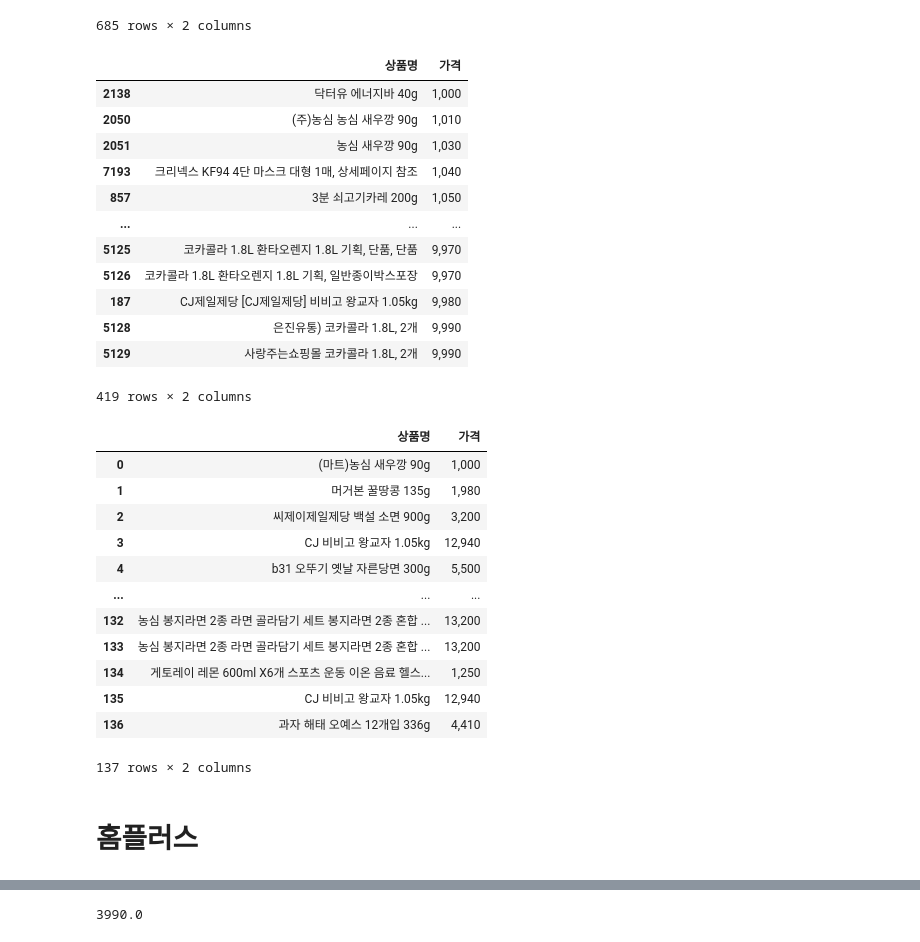
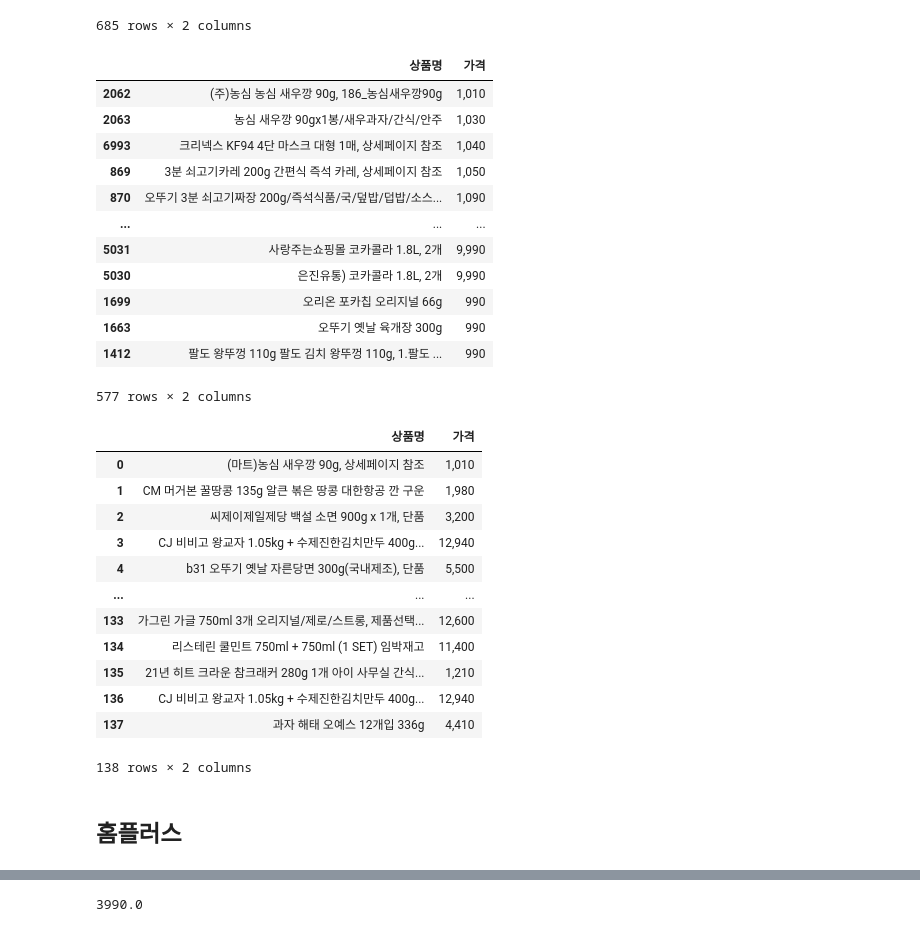
Before and after one commit to cldud400/fintech_1st_project, a Jupyter notebook: 최종.ipynb, the cells around one changed output, grey strips where cells are left out. Cells and saved outputs as stored; diff of their text form; code cells hidden in the pictures.

```diff
--- a/최종.ipynb
+++ b/최종.ipynb
@@ -10,6 +27,6 @@ from selenium import webdriver
 # %%
-df = pd.read_csv('한국소비자원 생필품 및 서비스 가격 정보_20220128.csv', encoding = 'cp949')
-df
+df_coo = pd.read_csv(r'C:\Users\bitcamp\Desktop\2022년 1월 가격데이터/2022년 1월 가격데이터.csv', encoding = 'ansi')
+df_coo
 # %% [output]
 |  | 상품명 | 조사일 | 판매가격 | 판매업소 | 제조사 | 세일여부 | 원플러스원 |
 | 0 | 머거본 꿀땅콩(135g) | 2022-01-14 | 3600 | CU(본사) | 머거본 | N | N |
@@ -25,7 +42,7 @@ df
 | 192801 | 쇠고기 불고기(1등급, 100g) | 2022-01-28 | 4490 | 롯데슈퍼용운점 | 불고기 | N | N |
 192802 rows × 7 columns
 # %%
-prods = df['상품명'].unique()
+prods = df_coo['상품명'].unique()
 products = prods.tolist()
 # %%
 ## 유니크 품목을 낮은 가격순으로 검색 했을 때 나오는 모든 제품들 크롤링
@@ -222,22 +239,22 @@ temp = temp.drop_duplicates( subset = '상품명')
 temp
 # %% [output]
 |  | 상품명 | 가격 |
-| 2138 | 닥터유 에너지바 40g | 1,000 |
-| 2050 | (주)농심 농심 새우깡 90g | 1,010 |
-| 2051 | 농심 새우깡 90g | 1,030 |
-| 7193 | 크리넥스 KF94 4단 마스크 대형 1매, 상세페이지 참조 | 1,040 |
-| 857 | 3분 쇠고기카레 200g | 1,050 |
+| 2062 | (주)농심 농심 새우깡 90g, 186_농심새우깡90g | 1,010 |
+| 2063 | 농심 새우깡 90gx1봉/새우과자/간식/안주 | 1,030 |
+| 6993 | 크리넥스 KF94 4단 마스크 대형 1매, 상세페이지 참조 | 1,040 |
+| 869 | 3분 쇠고기카레 200g 간편식 즉석 카레, 상세페이지 참조 | 1,050 |
+| 870 | 오뚜기 3분 쇠고기짜장 200g/즉석식품/국/덮밥/덥밥/소스... | 1,090 |
 | ... | ... | ... |
-| 5125 | 코카콜라 1.8L 환타오렌지 1.8L 기획, 단품, 단품 | 9,970 |
-| 5126 | 코카콜라 1.8L 환타오렌지 1.8L 기획, 일반종이박스포장 | 9,970 |
-| 187 | CJ제일제당 [CJ제일제당] 비비고 왕교자 1.05kg | 9,980 |
-| 5128 | 은진유통) 코카콜라 1.8L, 2개 | 9,990 |
-| 5129 | 사랑주는쇼핑몰 코카콜라 1.8L, 2개 | 9,990 |
+| 5031 | 사랑주는쇼핑몰 코카콜라 1.8L, 2개 | 9,990 |
+| 5030 | 은진유통) 코카콜라 1.8L, 2개 | 9,990 |
+| 1699 | 오리온 포카칩 오리지널 66g | 990 |
+| 1663 | 오뚜기 옛날 육개장 300g | 990 |
+| 1412 | 팔도 왕뚜껑 110g 팔도 김치 왕뚜껑 110g, 1.팔도 ... | 990 |
-419 rows × 2 columns
+577 rows × 2 columns
 # %%
 # online merge 초기값
-prod_merge = temp.groupby(temp['상품명'].str.contains('머거본 꿀땅콩')).min()
-prod_merge = pd.DataFrame(prod_merge)
+prod_merge_coo = temp.groupby(temp['상품명'].str.contains('머거본 꿀땅콩')).min()
+prod_merge_coo = pd.DataFrame(prod_merge_coo)
 # %%
 # online merge 완성
 regex = "\(.*\)|\s-\s.*"
@@ -246,27 +263,27 @@ for prd in products[1:]:
 #     print(prd)
     test = temp.groupby(temp['상품명'].str.contains(prd)).min()
     try:
-        prod_merge = prod_merge.append(pd.DataFrame(test.iloc[1]).T)
+        prod_merge_coo = prod_merge_coo.append(pd.DataFrame(test.iloc[1]).T)
     except:
         pass
 # %%
 # online merge 전처리
-prod_merge = prod_merge.reset_index()
-prod_merge.drop('index', axis = 1 , inplace = True)
-prod_merge
+prod_merge_coo = prod_merge_coo.reset_index()
+prod_merge_coo.drop('index', axis = 1 , inplace = True)
+prod_merge_coo
 # %% [output]
 |  | 상품명 | 가격 |
-| 0 | (마트)농심 새우깡 90g | 1,000 |
-| 1 | 머거본 꿀땅콩 135g | 1,980 |
-| 2 | 씨제이제일제당 백설 소면 900g | 3,200 |
-| 3 | CJ 비비고 왕교자 1.05kg | 12,940 |
-| 4 | b31 오뚜기 옛날 자른당면 300g | 5,500 |
+| 0 | (마트)농심 새우깡 90g, 상세페이지 참조 | 1,010 |
+| 1 | CM 머거본 꿀땅콩 135g 알큰 볶은 땅콩 대한항공 깐 구운 | 1,980 |
+| 2 | 씨제이제일제당 백설 소면 900g x 1개, 단품 | 3,200 |
+| 3 | CJ 비비고 왕교자 1.05kg + 수제진한김치만두 400g... | 12,940 |
+| 4 | b31 오뚜기 옛날 자른당면 300g(국내제조), 단품 | 5,500 |
 | ... | ... | ... |
-| 132 | 농심 봉지라면 2종 라면 골라담기 세트 봉지라면 2종 혼합 ... | 13,200 |
-| 133 | 농심 봉지라면 2종 라면 골라담기 세트 봉지라면 2종 혼합 ... | 13,200 |
-| 134 | 게토레이 레몬 600ml X6개 스포츠 운동 이온 음료 헬스... | 1,250 |
-| 135 | CJ 비비고 왕교자 1.05kg | 12,940 |
-| 136 | 과자 해태 오예스 12개입 336g | 4,410 |
+| 133 | 가그린 가글 750ml 3개 오리지널/제로/스트롱, 제품선택... | 12,600 |
+| 134 | 리스테린 쿨민트 750ml + 750ml (1 SET) 임박재고 | 11,400 |
+| 135 | 21년 히트 크라운 참크래커 280g 1개 아이 사무실 간식... | 1,210 |
+| 136 | CJ 비비고 왕교자 1.05kg + 수제진한김치만두 400g... | 12,940 |
+| 137 | 과자 해태 오예스 12개입 336g | 4,410 |
-137 rows × 2 columns
+138 rows × 2 columns
 # %%
 # prod_merge 가격에 ','없애기
@@ -274,5 +291,5 @@ prod_merge['가격'] = prod_merge['가격'].apply(lambda x : x.replace(',',''))
 # %% [markdown]
-# 홈플러스
+## 홈플러스
 # %%
 # crawling 시작
 url = 'https://front.homeplus.co.kr/search?entry=direct&keyword=신라면 5개입'
```
Also changed, not shown: parts of 67 cells of this notebook, 30 other files.
